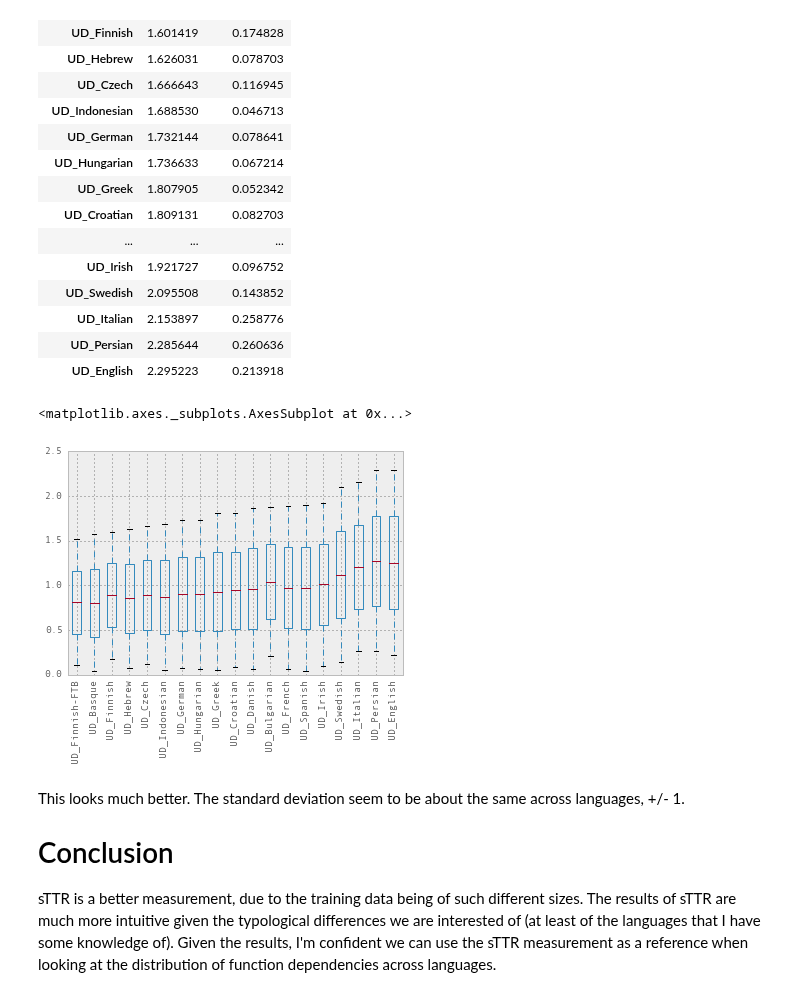
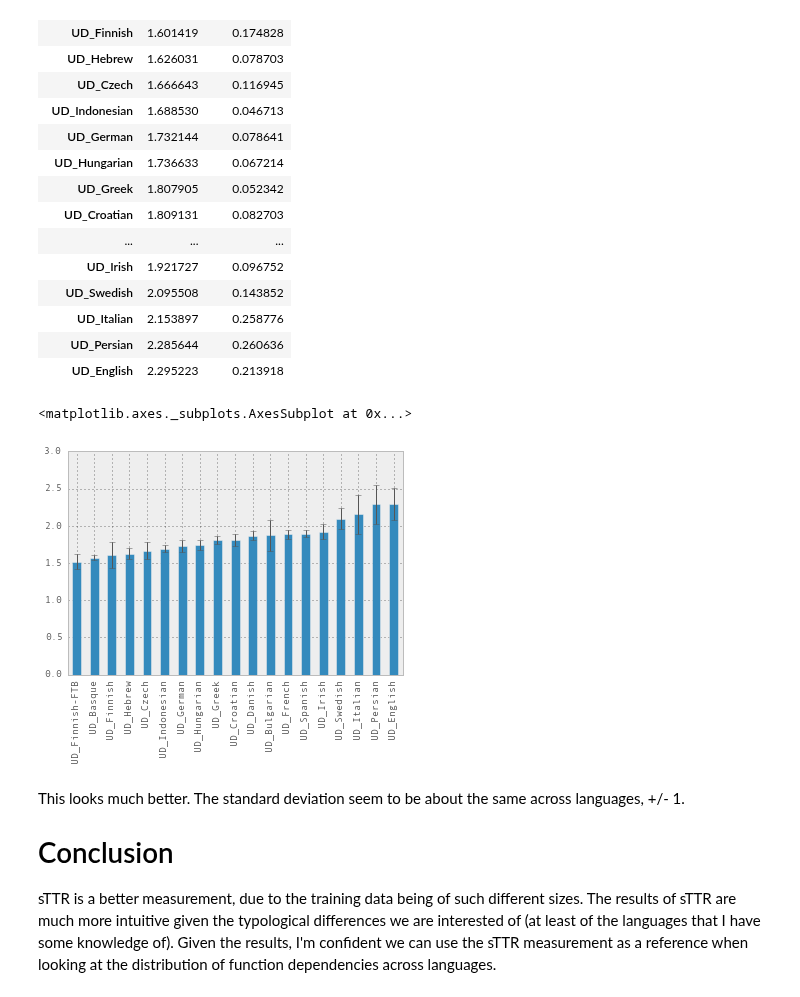
Before and after one commit to jimmycallin/udeval, a Jupyter notebook: notebooks/Type-token ratio in Universal Dependency treebanks.ipynb, the cells around one changed output. Cells and saved outputs as stored; diff of their text form; code cells hidden in the pictures.

```diff
--- a/notebooks/Type-token ratio in Universal Dependency treebanks.ipynb
+++ b/notebooks/Type-token ratio in Universal Dependency treebanks.ipynb
@@ -174,11 +174,11 @@ ttr
 | UD_Italian | 2.153897 | 0.258776 |
 | UD_Persian | 2.285644 | 0.260636 |
 | UD_English | 2.295223 | 0.213918 |
-# %%
-ttr.transpose().plot(kind='box', rot=90)
-# %% [output]
-<matplotlib.axes._subplots.AxesSubplot at 0x...>
-[figure, removed]
+# %%
+ttr['mean'].plot(kind='bar', yerr=ttr['std_deviation'])
+# %% [output]
+<matplotlib.axes._subplots.AxesSubplot at 0x...>
+[figure, added]
 # %% [markdown]
 This looks much better. The standard deviation seem to be about the same across languages, +/- 1.
 
```
